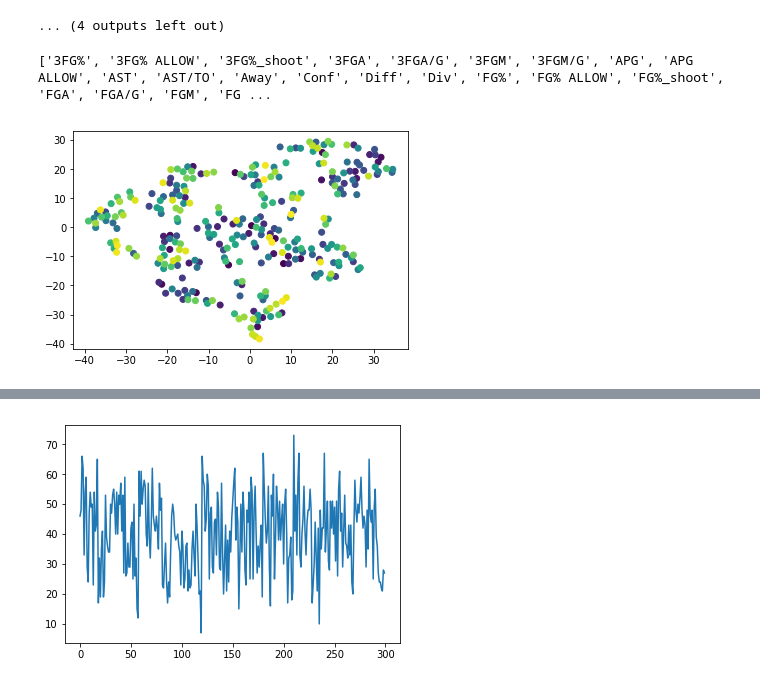
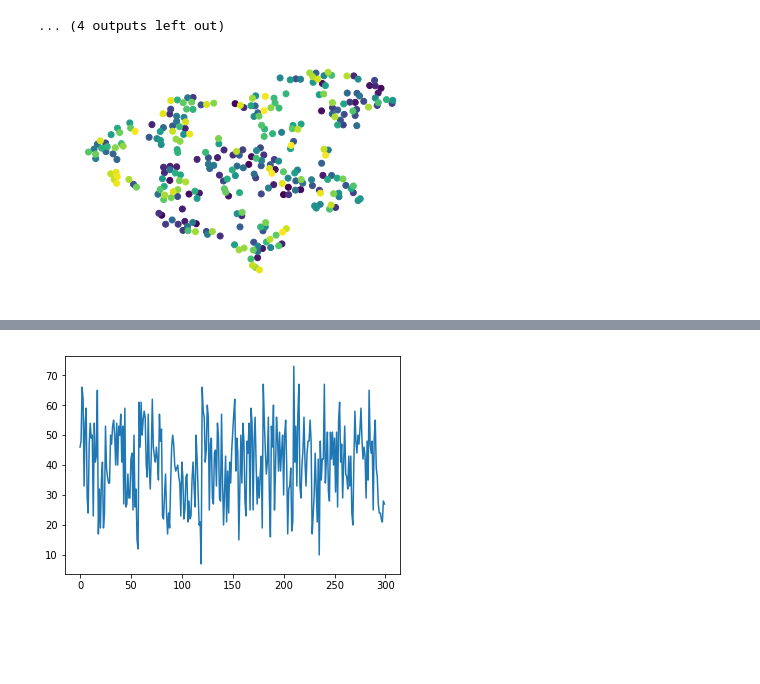
Before and after one commit to rohannramesh/Basketball_predictions, a Jupyter notebook: Team_by_team_analysis.ipynb, the cells around one changed output, grey strips where cells are left out. Saved outputs shown, nothing was run; the diff lists cells and outputs as text; code cells hidden in the pictures; blank space fills up the shorter version.

Commit message:
added saving png for tsne color overlays

```diff
--- a/Team_by_team_analysis.ipynb
+++ b/Team_by_team_analysis.ipynb
@@ -559,7 +568,7 @@ for i in idx_of_that_cluster[0]:
 [figure]
 ... (4 outputs left out)
 # %%
-def plot_tsne_with_colors_sorted(tsne_result, vector, cmap_use):
+def plot_tsne_with_colors_sorted(tsne_result, vector, cmap_use,save_tag=False,save_name='Test.pdf'):
     vector = np.asarray(vector)
 #     new_vector = vector
     new_vector = [i[0] for i in vector]
@@ -571,21 +580,43 @@ def plot_tsne_with_colors_sorted(tsne_result, vector, cmap_use):
 #     plt.show()
     cmap_colors = [cmap_use[i] for i in idx]
     plt.scatter(tsne_results[idx,0],tsne_results[idx,1],c=cmap_use)
+    plt.axis('off')
+    if save_tag == True:
+        plt.savefig(
+            "/Users/rohanramesh/Documents/SportsData/NBA/Figures/tsne_%s.png" % save_name,
+            bbox_inches='tight', dpi = 100)
     plt.show()
 # %%
+# Make matrix of all metrics we care about
 all_metrics_list = list(df_teams['2018'])
 all_metrics_list = [list(df_teams['2018'])[j] for j
            in range(0,len(list(df_teams['2018']))) if isfloat(df_teams['2018'].iloc[0,j])]
-print(all_metrics_list)
+# print(all_metrics_list)
 all_metrics = []
 for curr_year in years_to_use[1:]:
     year_stat = df_teams[str(curr_year)][all_metrics_list].as_matrix()
     all_metrics.extend(year_stat)
 all_metrics = np.asmatrix(all_metrics)
-rm = plt.get_cmap('viridis',np.shape(all_metrics)[0])
-plot_tsne_with_colors_sorted(tsne_results,all_metrics[:,all_metrics_list.index('W')], rm.colors)
-# %% [output]
-['3FG%', '3FG% ALLOW', '3FG%_shoot', '3FGA', '3FGA/G', '3FGM', '3FGM/G', 'APG', 'APG ALLOW', 'AST', 'AST/TO', 'Away', 'Conf', 'Diff', 'Div', 'FG%', 'FG% ALLOW', 'FG%_shoot', 'FGA', 'FGA/G', 'FGM', 'FG ...
-[figure, removed]
+# %%
+# plot and save
+# for stat_plot in graph_metrics:
+#     print(stat_plot)
+stat_plot = 'Diff'
+rm = plt.get_cmap('viridis',np.shape(all_metrics)[0])
+plot_tsne_with_colors_sorted(tsne_results,all_metrics[:,all_metrics_list.index(stat_plot)],
+                             rm.colors, save_tag=True, save_name=stat_plot)
+# # load back in image
+# img = Image.open("/Users/rohanramesh/Documents/SportsData/NBA/Figures/tsne_%s.png" % stat_plot)
+# s = 2
+# w = 5
+# t = (((w - 1)/2)-0.5)/s
+# gaussian = scipy.ndimage.filters.gaussian_filter(img, sigma=(10, 10, 0), truncate=t)
+# print(np.shape(img))
+# plt.imshow(gaussian)
+# plt.axis('off')
+# plt.savefig("/Users/rohanramesh/Documents/SportsData/NBA/Figures/tsne_%s_blurred.png" % stat_plot, dpi=150)
+# plt.show()
+# %% [output]
+[figure, added]
 # %%
 # lets plot a bar plot looking at a certain category
```
Also changed, not shown: parts of 4 cells of this notebook.
